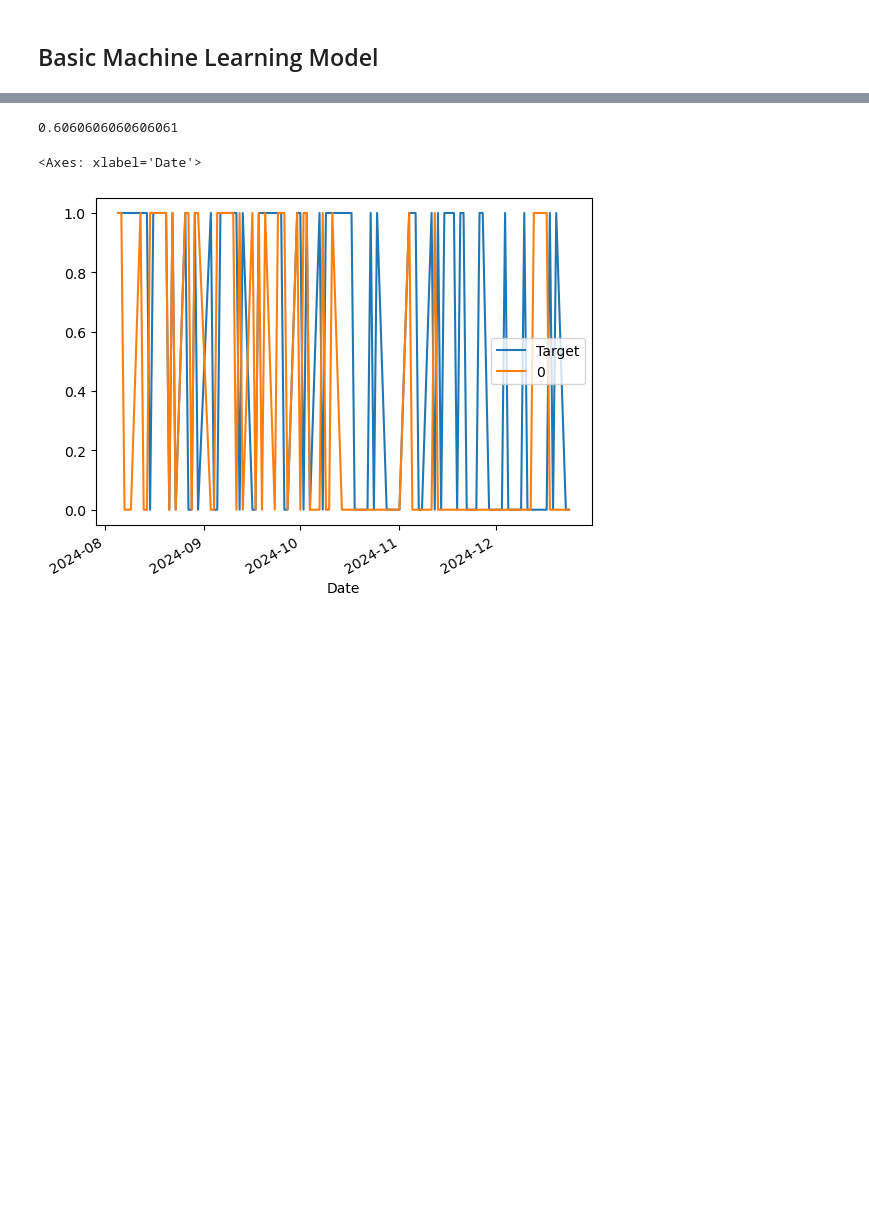
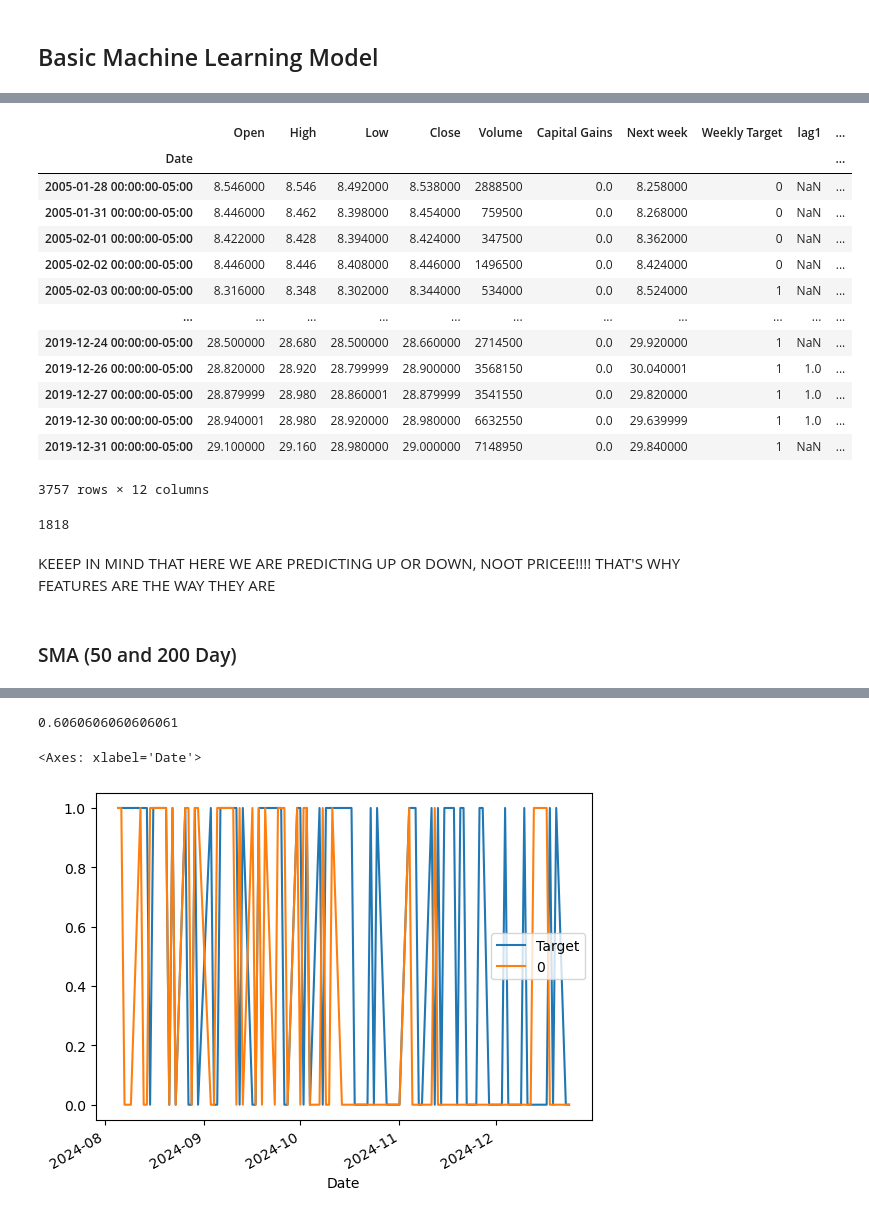
Before and after one commit to Gregoritsch3/ML_EDA_Classification_GoldPricePrediction, a Jupyter notebook: ML_EDA_GoldPricePrediction.ipynb, the cells around one changed output, grey strips where cells are left out. Cells and saved outputs as stored; diff of their text form; code cells hidden in the pictures; blank space fills up the shorter version.

```diff
--- a/ML_EDA_GoldPricePrediction.ipynb
+++ b/ML_EDA_GoldPricePrediction.ipynb
@@ -110,0 +171,35 @@ RandomForestClassifier(min_samples_split=100, n_estimators=1000,
+# %%
+target_map = gold['Weekly Target'].to_dict()
+# %%
+def add_lag_features(data, predictors):
+    data['lag1'] = (data.index-pd.Timedelta('364 days')).map(target_map)
+    data['lag2'] = (data.index-pd.Timedelta('798 days')).map(target_map)
+    data['lag3'] = (data.index-pd.Timedelta('1092 days')).map(target_map)
+    predictors += (['lag1', 'lag2', 'lag3'])
+    return data
+# %%
+add_lag_features(gold_train, predictors)
+# %% [output]
+|  | Open | High | Low | Close | Volume | Capital Gains | Next week | Weekly Target | lag1 | ... |
+| Date |  |  |  |  |  |  |  |  |  | ... |
+| 2005-01-28 00:00:00-05:00 | 8.546000 | 8.546 | 8.492000 | 8.538000 | 2888500 | 0.0 | 8.258000 | 0 | NaN | ... |
+| 2005-01-31 00:00:00-05:00 | 8.446000 | 8.462 | 8.398000 | 8.454000 | 759500 | 0.0 | 8.268000 | 0 | NaN | ... |
+| 2005-02-01 00:00:00-05:00 | 8.422000 | 8.428 | 8.394000 | 8.424000 | 347500 | 0.0 | 8.362000 | 0 | NaN | ... |
+| 2005-02-02 00:00:00-05:00 | 8.446000 | 8.446 | 8.408000 | 8.446000 | 1496500 | 0.0 | 8.424000 | 0 | NaN | ... |
+| 2005-02-03 00:00:00-05:00 | 8.316000 | 8.348 | 8.302000 | 8.344000 | 534000 | 0.0 | 8.524000 | 1 | NaN | ... |
+| ... | ... | ... | ... | ... | ... | ... | ... | ... | ... | ... |
+| 2019-12-24 00:00:00-05:00 | 28.500000 | 28.680 | 28.500000 | 28.660000 | 2714500 | 0.0 | 29.920000 | 1 | NaN | ... |
+| 2019-12-26 00:00:00-05:00 | 28.820000 | 28.920 | 28.799999 | 28.900000 | 3568150 | 0.0 | 30.040001 | 1 | 1.0 | ... |
+| 2019-12-27 00:00:00-05:00 | 28.879999 | 28.980 | 28.860001 | 28.879999 | 3541550 | 0.0 | 29.820000 | 1 | 1.0 | ... |
+| 2019-12-30 00:00:00-05:00 | 28.940001 | 28.980 | 28.920000 | 28.980000 | 6632550 | 0.0 | 29.639999 | 1 | 1.0 | ... |
+| 2019-12-31 00:00:00-05:00 | 29.100000 | 29.160 | 28.980000 | 29.000000 | 7148950 | 0.0 | 29.840000 | 1 | NaN | ... |
+3757 rows × 12 columns
+# %%
+#Number of NaN values in lag2 column
+gold_train["lag2"].isna().sum()
+# %% [output]
+1818
+# %% [markdown]
+KEEEP IN MIND THAT HERE WE ARE PREDICTING UP OR DOWN, NOOT PRICEE!!!! THAT'S WHY FEATURES ARE THE WAY THEY ARE
+# %% [markdown]
+### SMA (50 and 200 Day)
```
Also changed, not shown: parts of 28 cells of this notebook, 2 other files.
